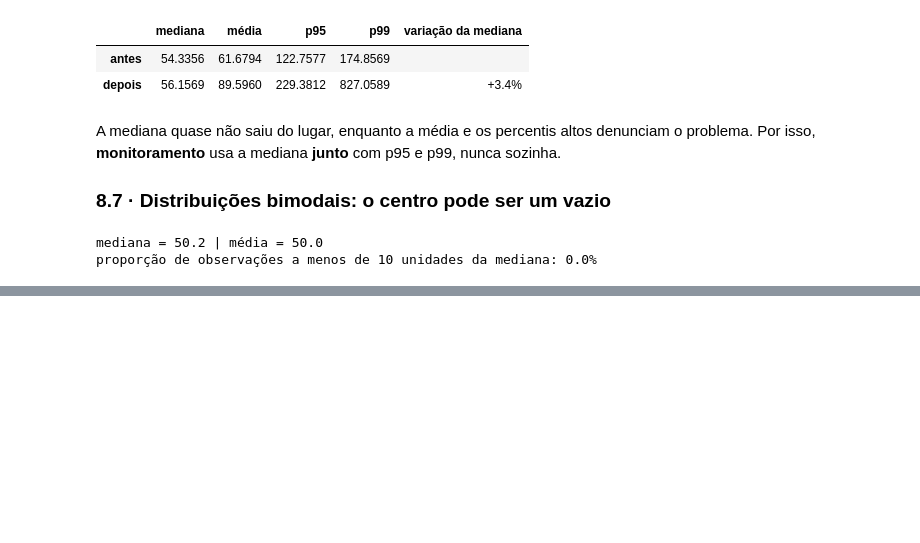
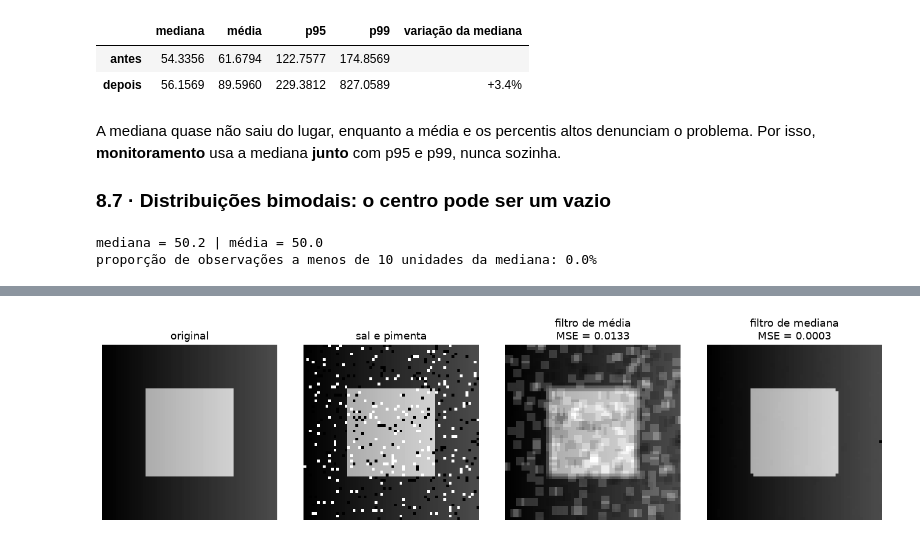
Before and after one commit to DanielCFigueira/Estatistica_e_Probabilidade, a Jupyter notebook: 01_estatistica_descritiva/01_medidas_de_posicao/02_mediana.ipynb, the cells around one changed output, grey strips where cells are left out. Drawn from its saved outputs; the diff is of its cells as text; code cells hidden in the pictures; blank space fills up the shorter version.

```diff
--- a/01_estatistica_descritiva/01_medidas_de_posicao/02_mediana.ipynb
+++ b/01_estatistica_descritiva/01_medidas_de_posicao/02_mediana.ipynb
@@ -776,0 +924,26 @@ Com duas "populações" misturadas, a mediana (e a média) cai no **vale entre o
+# %%
+from scipy.ndimage import median_filter, uniform_filter
+
+g = np.random.default_rng(5)
+yy, xx = np.mgrid[:64, :64]
+limpa = 0.3 * xx / 64                      # fundo em degradê
+limpa[16:48, 16:48] += 0.6                 # quadrado claro
+ruidosa = limpa.copy()
+sorteio = g.random(limpa.shape)
+ruidosa[sorteio < 0.05] = 0.0              # 5% de pixels pretos (pimenta)
+ruidosa[sorteio > 0.95] = 1.5              # 5% de pixels estourados (sal)
+
+img_media   = uniform_filter(ruidosa, size=3)
+img_mediana = median_filter(ruidosa, size=3)
+mse_img = lambda a: np.mean((a - limpa) ** 2)
+assert mse_img(img_mediana) < mse_img(img_media)
+
+fig, axs = plt.subplots(1, 4, figsize=(14, 3.6))
+for ax, (titulo, im) in zip(axs, [
+        ("original", limpa), ("sal e pimenta", ruidosa),
+        (f"filtro de média\nMSE = {mse_img(img_media):.4f}", img_media),
+        (f"filtro de mediana\nMSE = {mse_img(img_mediana):.4f}", img_mediana)]):
+    ax.imshow(im, cmap="gray", vmin=0, vmax=1); ax.set_title(titulo); ax.axis("off")
+plt.tight_layout(); plt.show()
+# %% [output]
+[figure, added]
```
Also changed, not shown: parts of 22 cells of this notebook.
